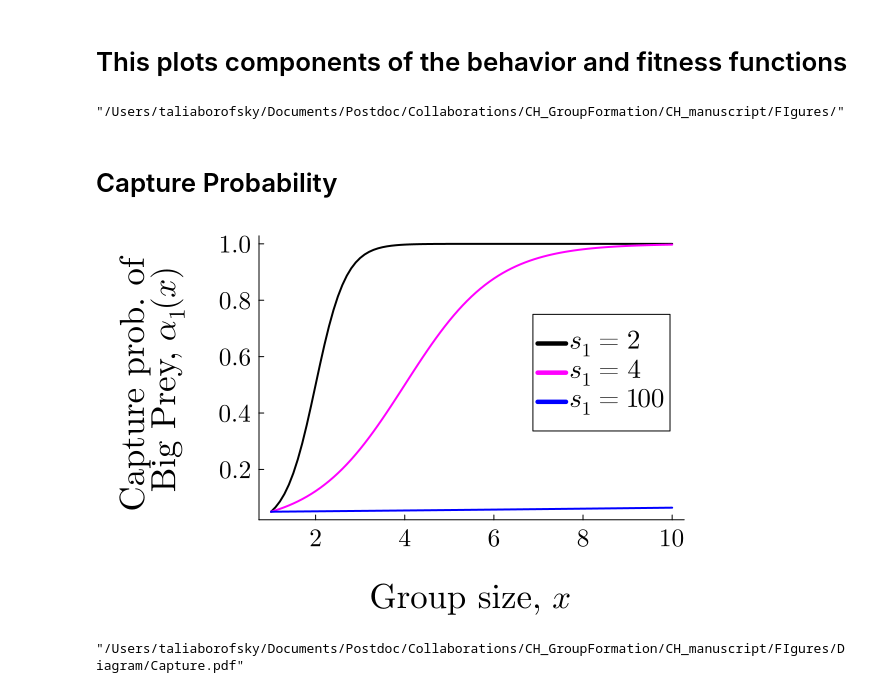
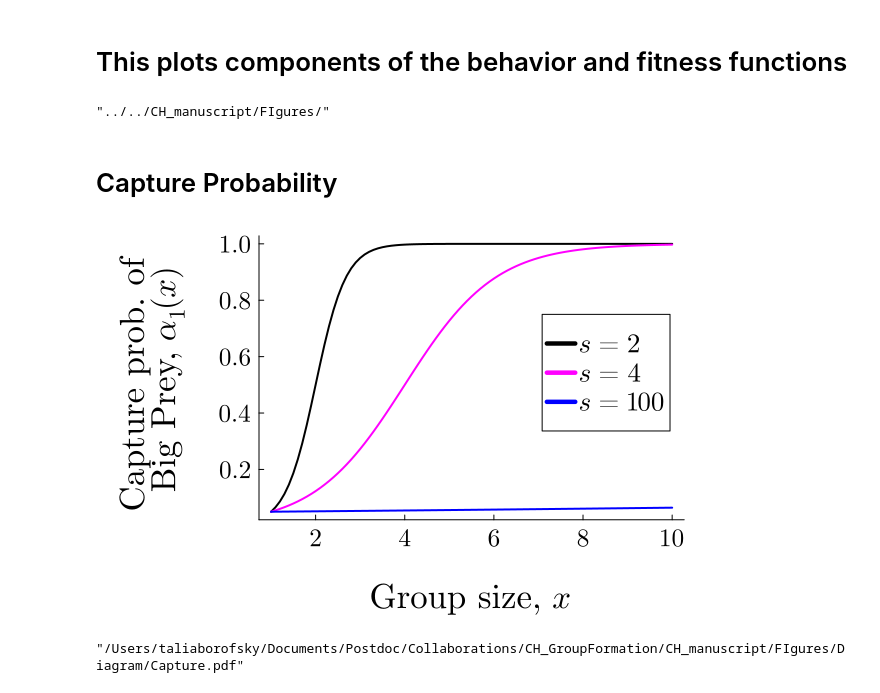
Before and after one commit to taliaborofsky/CoupledDynamicsGroupsPredPrey, a Jupyter notebook: Julia_version/Behavior.ipynb, the cells around one changed output. Drawn from its saved outputs; the diff is of its cells as text; code cells hidden in the pictures.

```diff
--- a/Julia_version/Behavior.ipynb
+++ b/Julia_version/Behavior.ipynb
@@ -18,36 +18,36 @@ default(
 using Plots.PlotMeasures
 using Measures # helps for adjusting location of axis labels
 
-fig_path = "/Users/taliaborofsky/Documents/Postdoc/Collaborations/CH_GroupFormation/CH_manuscript/FIgures/"
+fig_path = "../../CH_manuscript/FIgures/"
 # %% [output]
-"/Users/taliaborofsky/Documents/Postdoc/Collaborations/CH_GroupFormation/CH_manuscript/FIgures/"
+"../../CH_manuscript/FIgures/"
 # %% [markdown]
 # Capture Probability
 # %%
 parameters = Dict(
     :α1_of_1 => 0.05,
     :α2_of_1 => 0.95,
     :s1 => 2
 )
 
 x = 1:0.1:10
 α1_of_1 = 0.05
 s1_values = [2, 4, 100]
 colors = [:black, :magenta, :blue]
 
 plt = plot()
 for (i, s1) in enumerate(s1_values)
     params = (α1_of_1 = α1_of_1, s1 = s1)
 
     plot!(plt, x, fun_alpha1(x, params),
-        label = L"s_1 = %$s1", color = colors[i], lw=2)
+        label = L"s = %$s1", color = colors[i], lw=2)
 end
 xlabel!(plt, "\n"*L"Group size, $x$")
 ylabel!(plt, "Capture prob. of \n"*L"Big Prey, $\alpha_1(x)$"*"\n")
 plot!(plt, legend=:right, left_margin = 10mm, bottom_margin = 5mm)
 plt
 # %% [output]
-[figure, old version]
+[figure, new version]
 # %%
 savefig(plt, fig_path*"Diagram/Capture.pdf")
 # %% [output]
```
Also changed, not shown: 20 other files.
